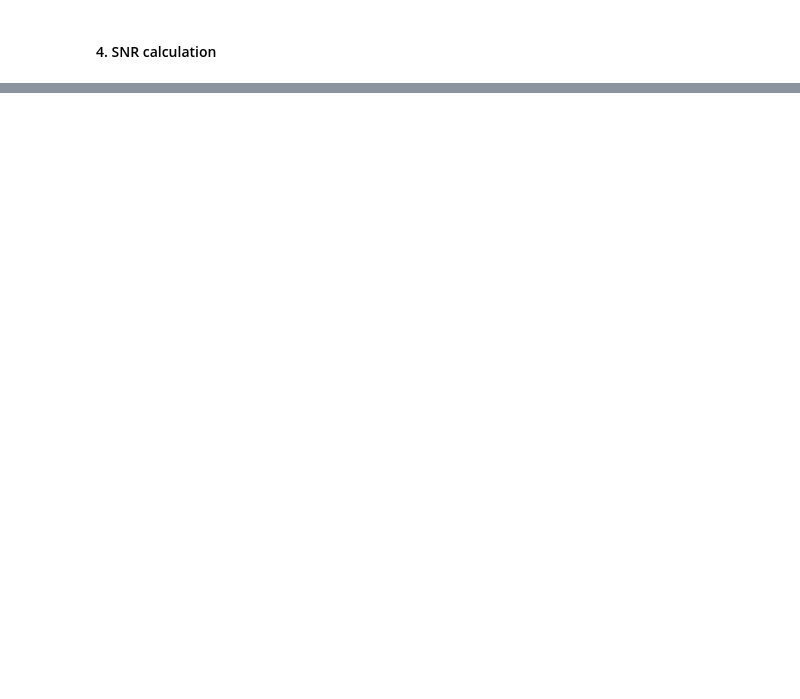
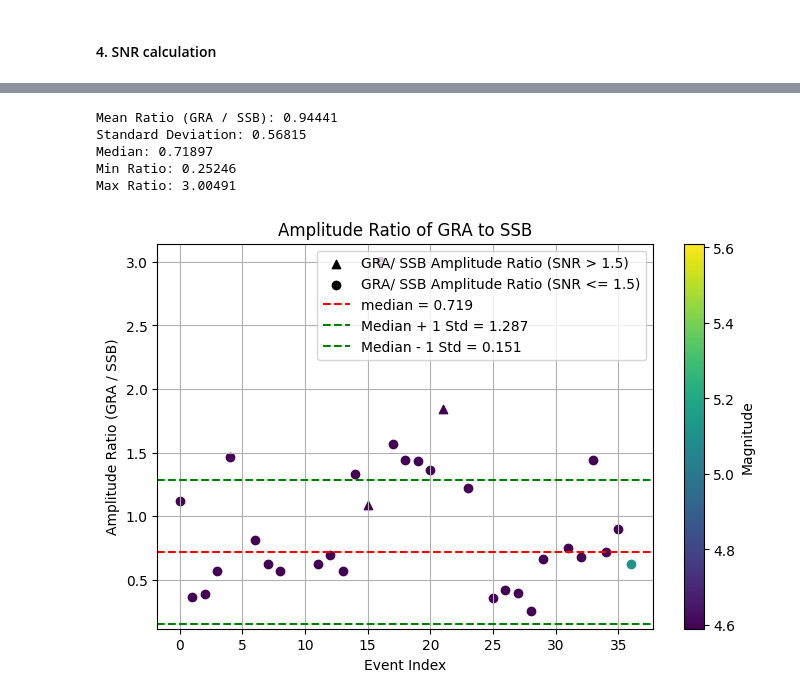
Before and after one commit to schreinerl/Lg_waves, a Jupyter notebook: Site_term_final.ipynb, the cells around one changed output, grey strips where cells are left out. Saved outputs shown, nothing was run; the diff lists cells and outputs as text; code cells hidden in the pictures; blank space fills up the shorter version.

```diff
--- a/Site_term_final.ipynb
+++ b/Site_term_final.ipynb
@@ -197,0 +280,57 @@ Checking file: /home/schreinl/Stage/Data1/2005_04_18T06_42_25/2005_04_18T06_42_2
+# %%
+station1 = "GRA"
+station2 = "SSB"
+
+denom_amplitudes = np.array([entry['amplitude'] if entry is not None else None for entry in amplitudes_dict[station1]], dtype=np.float64)
+counter_amplitudes = np.array([entry['amplitude'] if entry is not None else None for entry in amplitudes_dict[station2]], dtype=np.float64)
+
+denom_amplitudes = np.where(denom_amplitudes == None, np.nan, denom_amplitudes)
+counter_amplitudes = np.where(counter_amplitudes == None, np.nan, counter_amplitudes)
+
+ratio = np.divide(denom_amplitudes, counter_amplitudes, out=np.full_like(denom_amplitudes, np.nan), where=(counter_amplitudes != 0))
+valid_ratios = ratio[~np.isnan(ratio)]
+mean_ratio = np.nanmean(valid_ratios)
+std_ratio = np.nanstd(valid_ratios)
+median_ratio = np.nanmedian(valid_ratios)
+min_ratio = np.nanmin(valid_ratios)
+max_ratio = np.nanmax(valid_ratios)
+
+magnitudes = np.array([entry['magnitude'] if entry is not None else None for entry in amplitudes_dict[station1]], dtype=np.float64)
+magnitudes = np.where(magnitudes == None, np.nan, magnitudes)
+
+print(f"Mean Ratio ({station1} / {station2}): {mean_ratio:.5f}")
+print(f"Standard Deviation: {std_ratio:.5f}")
+print(f"Median: {median_ratio:.5f}")
+print(f"Min Ratio: {min_ratio:.5f}")
+print(f"Max Ratio: {max_ratio:.5f}")
+
+plt.figure(figsize=(8, 5))
+plt.scatter([], [], c='k', marker="^", label=f"{station1}/ {station2} Amplitude Ratio (SNR > 1.5)")
+plt.scatter([], [], c='k', marker="o", label=f"{station1}/ {station2} Amplitude Ratio (SNR <= 1.5)")
+
+for i, (r, mag) in enumerate(zip(ratio, magnitudes)):
+    if not np.isnan(r):
+        snr_coda = amplitudes_dict[station1][i].get('snr_coda', None)
+        if snr_coda is not None and snr_coda > 1.5:
+            plt.scatter(i, r, c=mag, cmap='viridis', marker="^")
+        else:
+            plt.scatter(i, r, c=mag, cmap='viridis', marker="o")
+
+plt.colorbar(label='Magnitude')
+plt.axhline(median_ratio, color="r", linestyle="--", label=f"median = {median_ratio:.3f}")
+plt.axhline(median_ratio + std_ratio, color="g", linestyle="--", label=f"Median + 1 Std = {median_ratio + std_ratio:.3f}")
+plt.axhline(median_ratio - std_ratio, color="g", linestyle="--", label=f"Median - 1 Std = {median_ratio - std_ratio:.3f}")
+
+plt.xlabel("Event Index")
+plt.ylabel(f"Amplitude Ratio ({station1} / {station2})")
+plt.title(f"Amplitude Ratio of {station1} to {station2}")
+plt.legend()
+plt.grid(True)
+plt.show()
+# %% [output]
+Mean Ratio (GRA / SSB): 0.94441
+Standard Deviation: 0.56815
+Median: 0.71897
+Min Ratio: 0.25246
+Max Ratio: 3.00491
+[figure, added]
```
Also changed, not shown: parts of 9 cells of this notebook, 2 other files.
